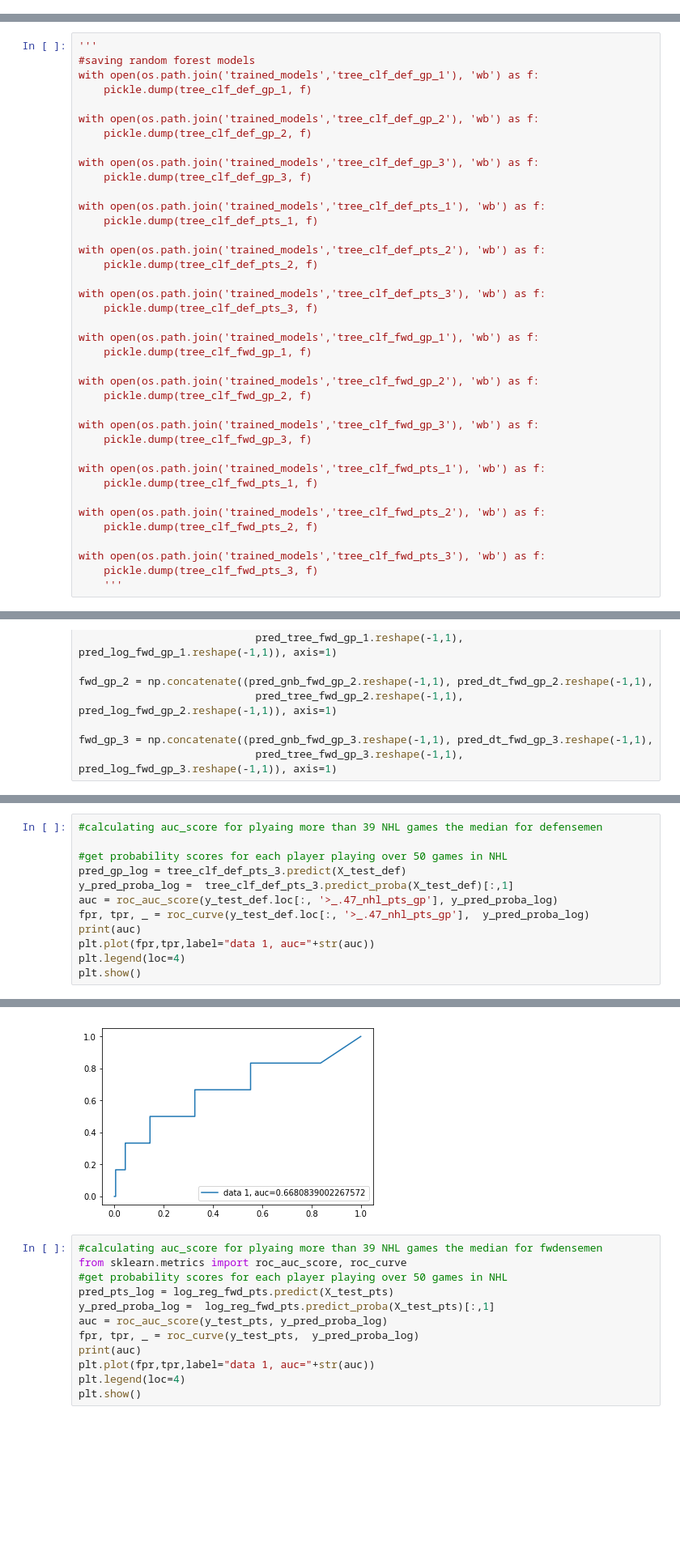
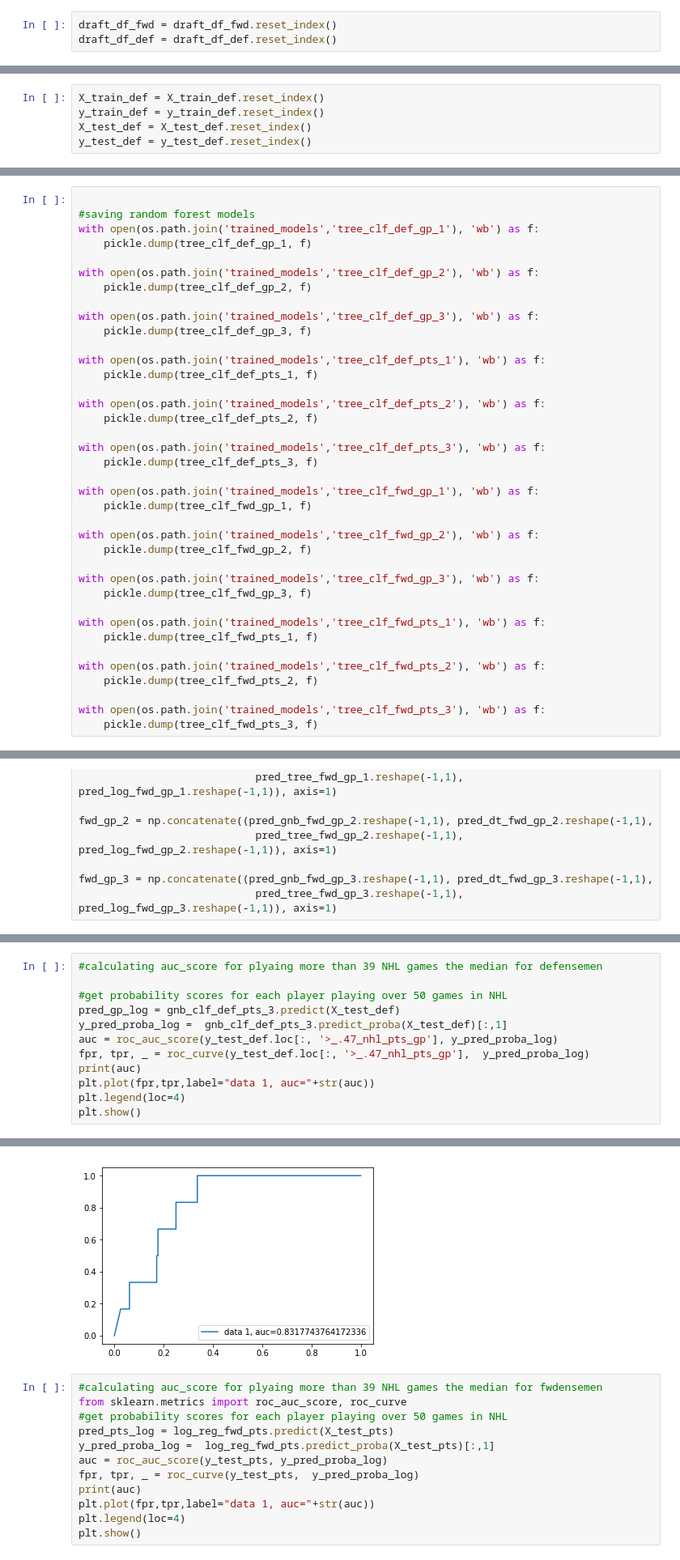
Before and after one commit to Schmoegurt/prospectmodel, a Jupyter notebook: Prospect Model.ipynb, the cells around one changed output, grey strips where cells are left out. Shown: that part at 81% size. Saved outputs shown, nothing was run; the diff lists cells and outputs as text; blank space fills up the shorter version.

Commit message:
still need to finish working on stacked model test train split

```diff
--- a/Prospect Model.ipynb
+++ b/Prospect Model.ipynb
@@ -172,6 +172,9 @@ draft_df_fwd['>_200_nhl_gp'] = np.where((draft_df_fwd['nhl_GP'] >=200), 1, 0)
 draft_df_fwd['>_.30_nhl_pts_gp'] = np.where((draft_df_fwd['nhl_pts_per_gp'] >=.30), 1, 0)
 draft_df_fwd['>_.42_nhl_pts_gp'] = np.where((draft_df_fwd['nhl_pts_per_gp'] >=.42), 1, 0)
 draft_df_fwd['>_.68_nhl_pts_gp'] = np.where((draft_df_fwd['nhl_pts_per_gp'] >=.68), 1, 0)
+# %%
+draft_df_fwd = draft_df_fwd.reset_index()
+draft_df_def = draft_df_def.reset_index()
 # %%
 features = ['GP', 'G', 'A', 'playoff_GP', 'playoff_G', 'playoff_A', 'playoff_+/-',
             'goals_to_points', 'assists_to_points', 'age_adj_pts_g', 'league_Allsvenskan',
@@ -273,0 +205,5 @@ dt_clf_fwd_pts_3 = GridSearchCV(dt, dt_params, scoring='neg_log_loss', cv=10)
+# %%
+X_train_def = X_train_def.reset_index()
+y_train_def = y_train_def.reset_index()
+X_test_def = X_test_def.reset_index()
+y_test_def = y_test_def.reset_index()
@@ -348,5 +394,5 @@ print('Random Forest Finished Training')
 # %%
-'''
+
 #saving random forest models
 with open(os.path.join('trained_models','tree_clf_def_gp_1'), 'wb') as f:
     pickle.dump(tree_clf_def_gp_1, f)
@@ -383,4 +429,3 @@ with open(os.path.join('trained_models','tree_clf_fwd_pts_2'), 'wb') as f:
 
 with open(os.path.join('trained_models','tree_clf_fwd_pts_3'), 'wb') as f:
     pickle.dump(tree_clf_fwd_pts_3, f)
-    '''
@@ -847,8 +945,8 @@ X_test_fwd.shape
 #calculating auc_score for plyaing more than 39 NHL games the median for defensemen
 
 #get probability scores for each player playing over 50 games in NHL
-pred_gp_log = tree_clf_def_pts_3.predict(X_test_def)
-y_pred_proba_log =  tree_clf_def_pts_3.predict_proba(X_test_def)[:,1]
+pred_gp_log = gnb_clf_def_pts_3.predict(X_test_def)
+y_pred_proba_log =  gnb_clf_def_pts_3.predict_proba(X_test_def)[:,1]
 auc = roc_auc_score(y_test_def.loc[:, '>_.47_nhl_pts_gp'], y_pred_proba_log)
 fpr, tpr, _ = roc_curve(y_test_def.loc[:, '>_.47_nhl_pts_gp'],  y_pred_proba_log)
 print(auc)
@@ -860,4 +958,4 @@ plt.show()
-[figure, old version]
+[figure, new version]
 # %%
 #calculating auc_score for plyaing more than 39 NHL games the median for fwdensemen
 from sklearn.metrics import roc_auc_score, roc_curve
```
Also changed, not shown: parts of 25 cells of this notebook, 48 other files.
